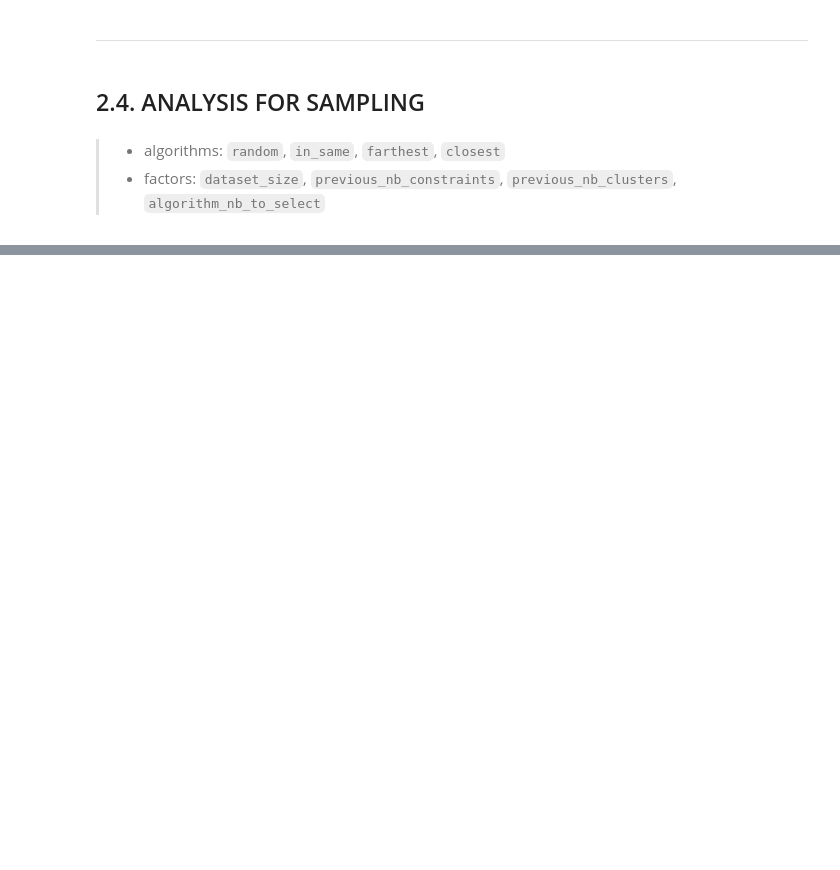
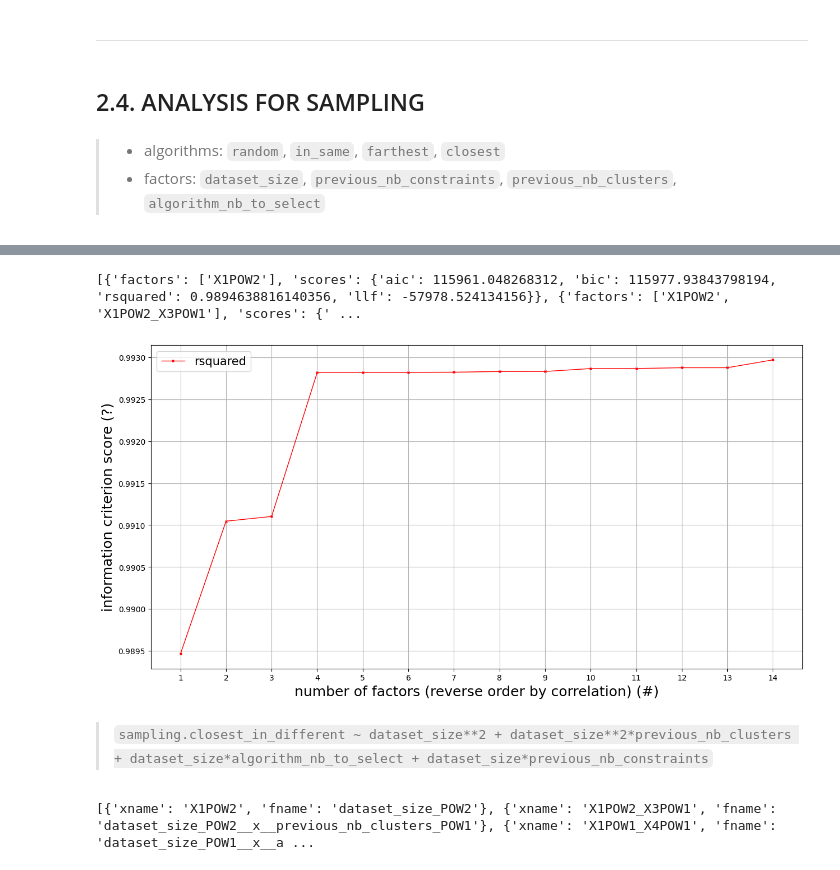
Before and after one commit to cognitivefactory/interactive-clustering-comparative-study, a Jupyter notebook: 2_computation_time_study/notebook/3_Analyze_main_effects_and_post_hoc.ipynb, the cells around one changed output, grey strips where cells are left out. Saved outputs shown, nothing was run; the diff lists cells and outputs as text; code cells hidden in the pictures; blank space fills up the shorter version.

```diff
--- a/2_computation_time_study/notebook/3_Analyze_main_effects_and_post_hoc.ipynb
+++ b/2_computation_time_study/notebook/3_Analyze_main_effects_and_post_hoc.ipynb
@@ -624,0 +1393,8 @@ one computation time model for `closest` sampling `algorithm_name`.
+# %%
+# Compute correlation of factors for sampling.
+df_correlation_sampling_closest_in_different: pd.DataFrame = compute_correlation_of_factors(
+    df=df_sampling,
+    factors_interactions=factors_interactions_for_sampling,
+    algorithm_name="closest",
+)
+df_correlation_sampling_closest_in_different
@@ -624,0 +1417,18 @@ one computation time model for `closest` sampling `algorithm_name`.
+# %%
+information_score_evolution_for_sampling_closest_in_different = compute_information_score_evolution(
+    df=df_sampling,
+    df_correlation=df_correlation_sampling_closest_in_different,
+    algorithm_name="closest",
+    information_criterion_to_plot="rsquared",
+)
+print(information_score_evolution_for_sampling_closest_in_different)
+# %% [output]
+[{'factors': ['X1POW2'], 'scores': {'aic': 115961.048268312, 'bic': 115977.93843798194, 'rsquared': 0.9894638816140356, 'llf': -57978.524134156}}, {'factors': ['X1POW2', 'X1POW2_X3POW1'], 'scores': {' ...
+[figure, added]
+# %% [markdown]
+> `sampling.closest_in_different ~ dataset_size**2 + dataset_size**2*previous_nb_clusters + dataset_size*algorithm_nb_to_select + dataset_size*previous_nb_constraints`
+# %%
+# Top factors.
+print([[f for f in factors_interactions_for_sampling if x==f["xname"]][0] for x in list(df_correlation_sampling_closest_in_different.index)[:4]])
+# %% [output]
+[{'xname': 'X1POW2', 'fname': 'dataset_size_POW2'}, {'xname': 'X1POW2_X3POW1', 'fname': 'dataset_size_POW2__x__previous_nb_clusters_POW1'}, {'xname': 'X1POW1_X4POW1', 'fname': 'dataset_size_POW1__x__a ...
```
Also changed, not shown: parts of 133 cells of this notebook.
